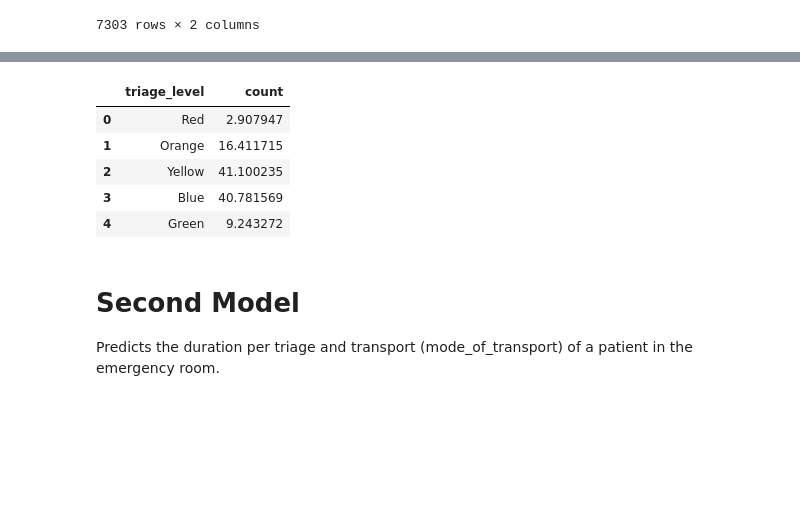
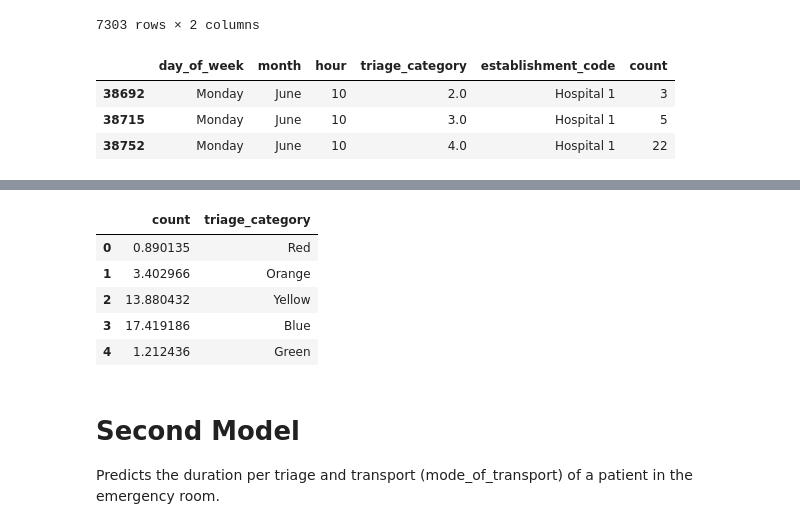
Before and after one commit to JuanNavarro-DD/WAHealthHackathon-DataDucks, a Jupyter notebook: test_notebook.ipynb, the cells around one changed output, grey strips where cells are left out. Saved outputs shown, nothing was run; the diff lists cells and outputs as text; code cells hidden in the pictures; blank space fills up the shorter version.

```diff
--- a/test_notebook.ipynb
+++ b/test_notebook.ipynb
@@ -284,0 +505,30 @@ MSE:  19.792837503252812
+# %%
+from sklearn.preprocessing import OneHotEncoder
+from tensorflow.keras.models import Sequential
+from tensorflow.keras.layers import Dense
+from tensorflow.keras.optimizers import Adam
+from sklearn.model_selection import train_test_split
+
+# Assuming df is your DataFrame
+encoder = OneHotEncoder(handle_unknown='ignore')
+X = encoder.fit_transform(people_count_org[['day_of_week', 'month', 'hour', 'triage_category', 'establishment_code']])
+y = people_count_org['count']
+
+X_train, X_test, y_train, y_test = train_test_split(X, y, test_size=0.2, random_state=42)
+
+# Define the model
+model = Sequential()
+model.add(Dense(64, activation='relu', input_shape=(X.shape[1],)))
+model.add(Dense(32, activation='relu'))
+model.add(Dense(1))
+
+# Compile the model
+model.compile(optimizer=Adam(), loss='mean_squared_error')
+
+# Train the model
+model.fit(X_train.toarray(), y_train, epochs=50, batch_size=32)
+
+# Save the model and the encoder
+# Evaluate the model
+evalResults = model.evaluate(X_test.toarray(), y_test)
+print('Results:', evalResults)
@@ -334,20 +618,29 @@ y_test_df # Random Forest
 | 7302 | 1 | 1.922571 |
 7303 rows × 2 columns
 # %%
-def predict_per_triage(model, preprocessor, day_of_week, month, hour):
+def predict_per_triage(model, preprocessor, day_of_week, month, hour, hospital):
+    import numpy as np
     # Create a dataframe with the given parameters
-    df = pd.DataFrame({'day_of_week':[day_of_week]*5, 'month':[month]*5, 'hour':[hour]*5})
-    df['triage_category'] = list(range(1, 6))
+    ['day_of_week', 'month', 'hour', 'triage_category', 'establishment_code']
+    df = pd.DataFrame({'day_of_week':[day_of_week]*5, 'month':[month]*5, 'hour':[hour]*5, 'triage_category': list(range(1, 6)), 'establishment_code':[hospital]*5})
     # Preprocess the data
     X = preprocessor.transform(df)
 
     # Predict
-    prediction = model.predict(X)
+    prediction = model.predict(X.toarray())
 
-    result = pd.DataFrame({'triage_level':['Red','Orange','Yellow','Blue','Green'],'count':prediction})
+    result = pd.DataFrame(prediction, columns=['count'])
+    result['triage_category'] = ['Red','Orange','Yellow','Blue','Green']
 
     # Return the prediction
     return result
+# %%
+people_count_org[(people_count_org['establishment_code'] == 'Hospital 1') & (people_count_org['day_of_week'] == 'Monday') & (people_count_org['month'] == 'June') & (people_count_org['hour'] == 10)]
+# %% [output]
+|  | day_of_week | month | hour | triage_category | establishment_code | count |
+| 38692 | Monday | June | 10 | 2.0 | Hospital 1 | 3 |
+| 38715 | Monday | June | 10 | 3.0 | Hospital 1 | 5 |
+| 38752 | Monday | June | 10 | 4.0 | Hospital 1 | 22 |
 # %%
-predict_per_triage(model=model, preprocessor=preprocessor, day_of_week = 'Monday', month='June', hour=10)
+predict_per_triage(model=model, preprocessor=encoder, day_of_week = 'Monday', month='June', hour=10, hospital='Hospital 1')
 # %% [output]
@@ -354,9 +648,9 @@ predict_per_triage(model=model, preprocessor=preprocessor, day_of_week = 'Monday
-|  | triage_level | count |
-| 0 | Red | 2.907947 |
-| 1 | Orange | 16.411715 |
-| 2 | Yellow | 41.100235 |
-| 3 | Blue | 40.781569 |
-| 4 | Green | 9.243272 |
+|  | count | triage_category |
+| 0 | 0.890135 | Red |
+| 1 | 3.402966 | Orange |
+| 2 | 13.880432 | Yellow |
+| 3 | 17.419186 | Blue |
+| 4 | 1.212436 | Green |
 # %% [markdown]
 # Second Model
 Predicts the duration per triage and transport (mode_of_transport) of a patient in the emergency room.
```
Also changed, not shown: parts of 23 cells of this notebook, 40 other files.
